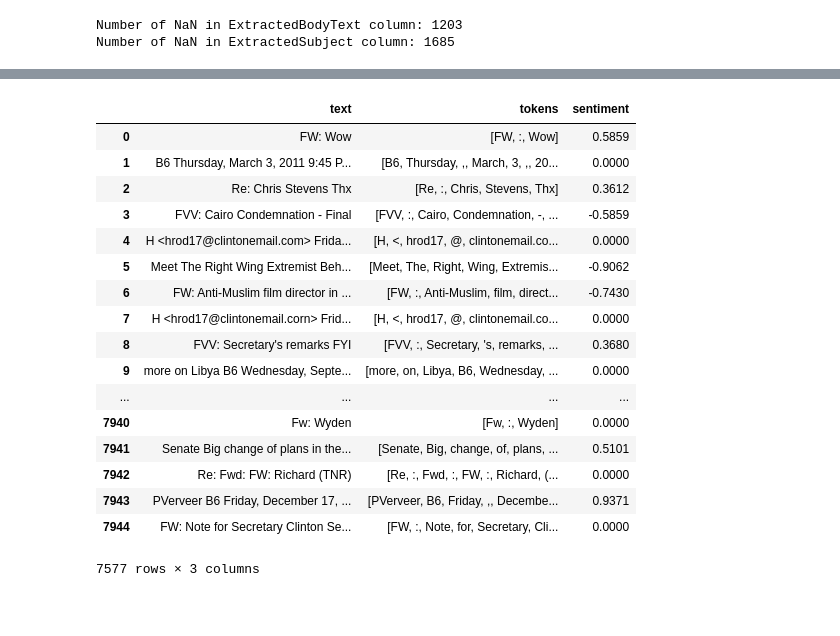
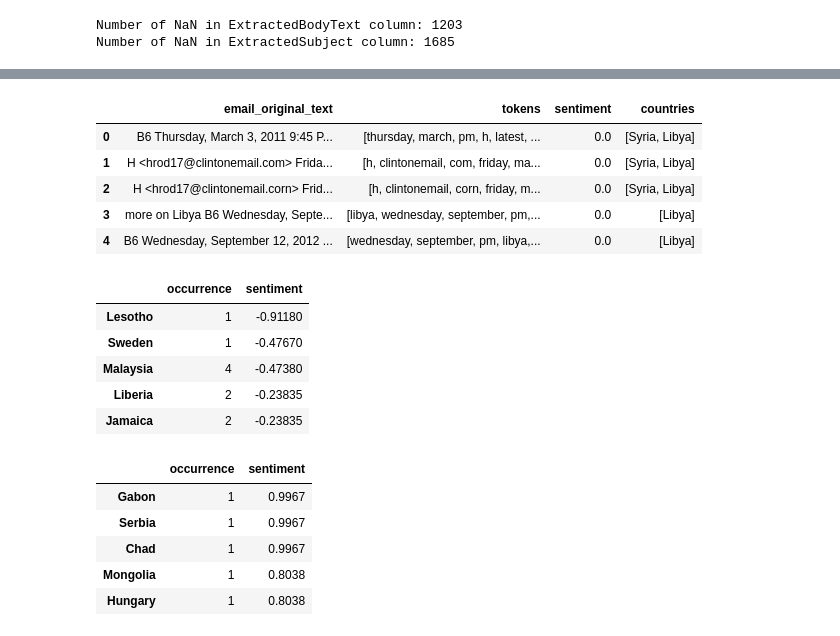
Before and after one commit to kirtanp/ADA-EPFL-2016, a Jupyter notebook: Lab5/part_2.ipynb, the cells around one changed output, grey strips where cells are left out. Drawn from its saved outputs; the diff is of its cells as text; code cells hidden in the pictures; blank space fills up the shorter version.

```diff
--- a/Lab5/part_2.ipynb
+++ b/Lab5/part_2.ipynb
@@ -118,0 +121,11 @@ email_texts['sentiment']=sentiment
+# %%
+#We need to add some countries due to in the country_list they appear as the complete official name
+all_countries= [('Syria'),('Britain'),('Iran'),('South Korea'),('North Korea'),('Russia'),('Taiwan'),('Palestine')]
+for country in country_list:
+    all_countries.append((country.name))
+# %%
+#Let's look for the countries in the emails
+email_texts['countries'] = [[country for country in all_countries if country.lower() in email] for email in email_texts['tokens']]
+# %%
+#Deleting those rows that do not mention countries
+email_texts=email_texts[email_texts.astype(str)['countries'] != '[]']
@@ -119,21 +142,12 @@ email_texts['sentiment']=sentiment
+# %%
+#Reset the index
+email_texts=email_texts.reset_index(drop=True)
 # %%
-email_texts
+email_texts.head()
 # %% [output]
-|  | text | tokens | sentiment |
-| 0 | FW: Wow | [FW, :, Wow] | 0.5859 |
-| 1 | B6 Thursday, March 3, 2011 9:45 P... | [B6, Thursday, ,, March, 3, ,, 20... | 0.0000 |
-| 2 | Re: Chris Stevens Thx | [Re, :, Chris, Stevens, Thx] | 0.3612 |
-| 3 | FVV: Cairo Condemnation - Final | [FVV, :, Cairo, Condemnation, -, ... | -0.5859 |
-| 4 | H <hrod17@clintonemail.com> Frida... | [H, <, hrod17, @, clintonemail.co... | 0.0000 |
-| 5 | Meet The Right Wing Extremist Beh... | [Meet, The, Right, Wing, Extremis... | -0.9062 |
-| 6 | FW: Anti-Muslim film director in ... | [FW, :, Anti-Muslim, film, direct... | -0.7430 |
-| 7 | H <hrod17@clintonemail.corn> Frid... | [H, <, hrod17, @, clintonemail.co... | 0.0000 |
-| 8 | FVV: Secretary's remarks FYI | [FVV, :, Secretary, 's, remarks, ... | 0.3680 |
-| 9 | more on Libya B6 Wednesday, Septe... | [more, on, Libya, B6, Wednesday, ... | 0.0000 |
-| ... | ... | ... | ... |
-| 7940 | Fw: Wyden | [Fw, :, Wyden] | 0.0000 |
-| 7941 | Senate Big change of plans in the... | [Senate, Big, change, of, plans, ... | 0.5101 |
-| 7942 | Re: Fwd: FW: Richard (TNR) | [Re, :, Fwd, :, FW, :, Richard, (... | 0.0000 |
-| 7943 | PVerveer B6 Friday, December 17, ... | [PVerveer, B6, Friday, ,, Decembe... | 0.9371 |
-| 7944 | FW: Note for Secretary Clinton Se... | [FW, :, Note, for, Secretary, Cli... | 0.0000 |
+|  | email_original_text | tokens | sentiment | countries |
+| 0 | B6 Thursday, March 3, 2011 9:45 P... | [thursday, march, pm, h, latest, ... | 0.0 | [Syria, Libya] |
+| 1 | H <hrod17@clintonemail.com> Frida... | [h, clintonemail, com, friday, ma... | 0.0 | [Syria, Libya] |
+| 2 | H <hrod17@clintonemail.corn> Frid... | [h, clintonemail, corn, friday, m... | 0.0 | [Syria, Libya] |
+| 3 | more on Libya B6 Wednesday, Septe... | [libya, wednesday, september, pm,... | 0.0 | [Libya] |
+| 4 | B6 Wednesday, September 12, 2012 ... | [wednesday, september, pm, libya,... | 0.0 | [Libya] |
-7577 rows × 3 columns
@@ -139,0 +173,20 @@ email_texts
+# %%
+#Most negatives
+df_countries.sort('sentiment',ascending=True).head(5)
+# %% [output]
+|  | occurrence | sentiment |
+| Lesotho | 1 | -0.91180 |
+| Sweden | 1 | -0.47670 |
+| Malaysia | 4 | -0.47380 |
+| Liberia | 2 | -0.23835 |
+| Jamaica | 2 | -0.23835 |
+# %%
+#Most positives
+df_countries.sort('sentiment',ascending=False).head(5)
+# %% [output]
+|  | occurrence | sentiment |
+| Gabon | 1 | 0.9967 |
+| Serbia | 1 | 0.9967 |
+| Chad | 1 | 0.9967 |
+| Mongolia | 1 | 0.8038 |
+| Hungary | 1 | 0.8038 |
```
Also changed, not shown: parts of 18 cells of this notebook.
